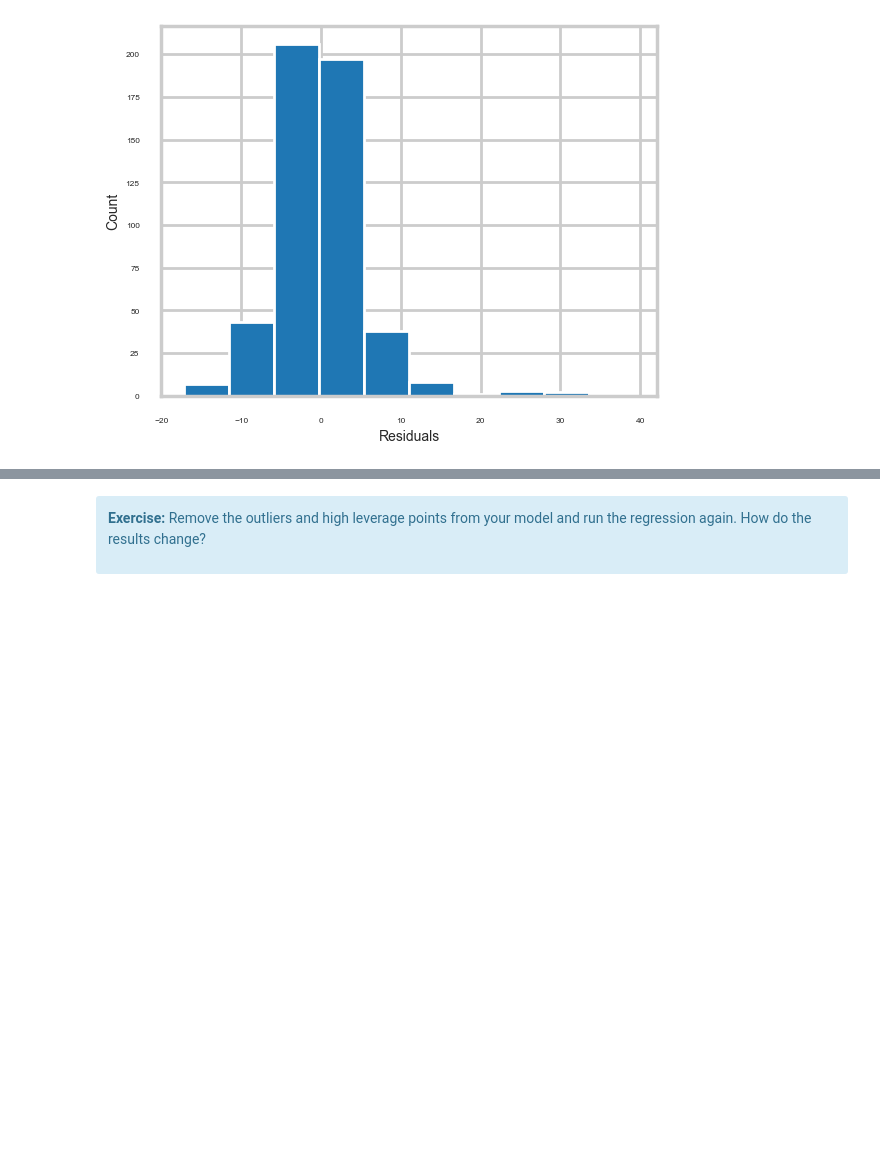
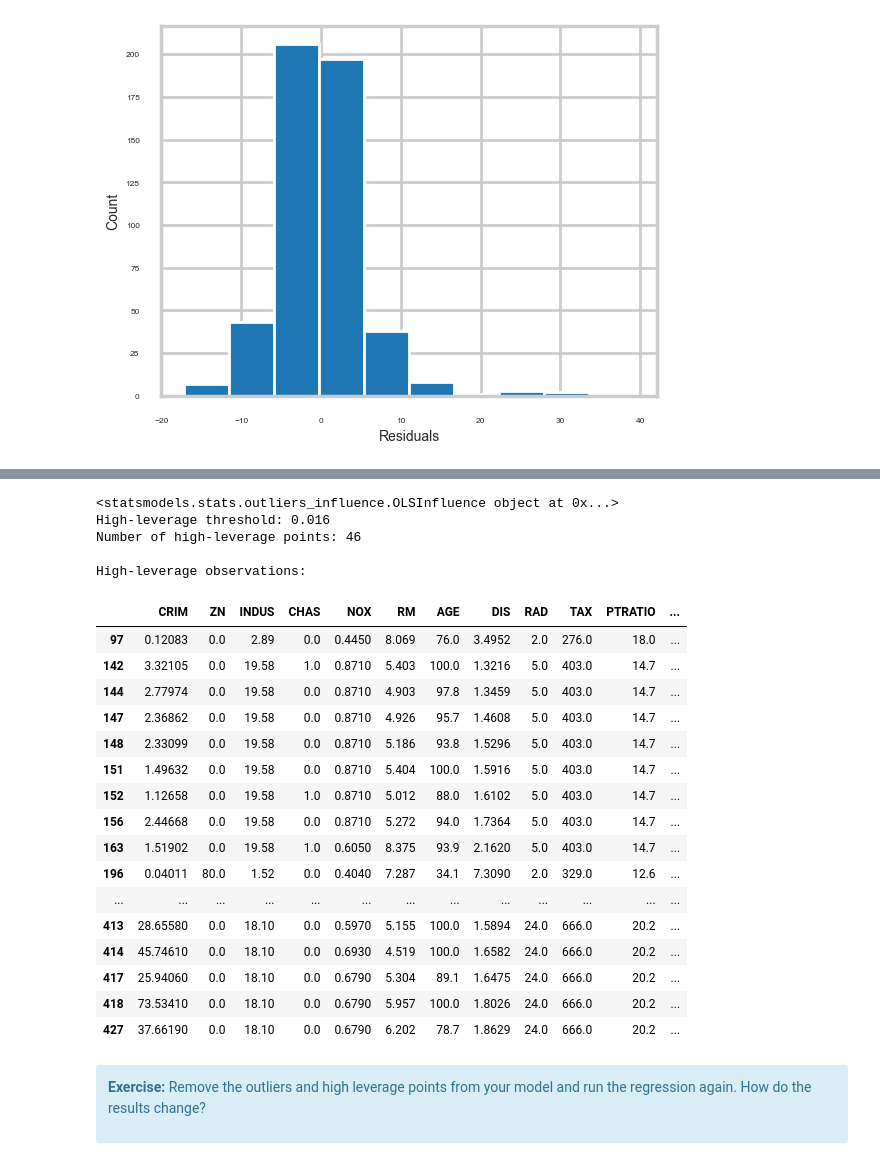
Before and after one commit to amschiltz/springboard_projects, a Jupyter notebook: Case_Study-Boston_Housing/Mini_Project_Linear_Regression.ipynb, the cells around one changed output, grey strips where cells are left out. Saved outputs shown, nothing was run; the diff lists cells and outputs as text; code cells hidden in the pictures; blank space fills up the shorter version.

```diff
--- a/Case_Study-Boston_Housing/Mini_Project_Linear_Regression.ipynb
+++ b/Case_Study-Boston_Housing/Mini_Project_Linear_Regression.ipynb
@@ -979,3 +1052,46 @@ plt.show()
+# %%
+# Get influence measures
+influence = m_3.get_influence()
+
+# Extract leverage values
+leverage = influence.hat_matrix_diag
+
+# Calculate threshold
+p = m_3.params.shape[0]  # number of parameters (4: intercept + 3 predictors)
+n = len(bos)
+threshold = 2 * p / n
+
+# Identify high leverage points
+high_leverage_idx = np.where(leverage > threshold)[0]
+
+# Display the high leverage observations
+print(f"High-leverage threshold: {threshold:.3f}")
+print(f"Number of high-leverage points: {len(high_leverage_idx)}")
+print("\nHigh-leverage observations:")
+bos.iloc[high_leverage_idx]
+# %% [output]
+<statsmodels.stats.outliers_influence.OLSInfluence object at 0x...>
+High-leverage threshold: 0.016
+Number of high-leverage points: 46
+
+High-leverage observations:
+|  | CRIM | ZN | INDUS | CHAS | NOX | RM | AGE | DIS | RAD | TAX | PTRATIO | ... |
+| 97 | 0.12083 | 0.0 | 2.89 | 0.0 | 0.4450 | 8.069 | 76.0 | 3.4952 | 2.0 | 276.0 | 18.0 | ... |
+| 142 | 3.32105 | 0.0 | 19.58 | 1.0 | 0.8710 | 5.403 | 100.0 | 1.3216 | 5.0 | 403.0 | 14.7 | ... |
+| 144 | 2.77974 | 0.0 | 19.58 | 0.0 | 0.8710 | 4.903 | 97.8 | 1.3459 | 5.0 | 403.0 | 14.7 | ... |
+| 147 | 2.36862 | 0.0 | 19.58 | 0.0 | 0.8710 | 4.926 | 95.7 | 1.4608 | 5.0 | 403.0 | 14.7 | ... |
+| 148 | 2.33099 | 0.0 | 19.58 | 0.0 | 0.8710 | 5.186 | 93.8 | 1.5296 | 5.0 | 403.0 | 14.7 | ... |
+| 151 | 1.49632 | 0.0 | 19.58 | 0.0 | 0.8710 | 5.404 | 100.0 | 1.5916 | 5.0 | 403.0 | 14.7 | ... |
+| 152 | 1.12658 | 0.0 | 19.58 | 1.0 | 0.8710 | 5.012 | 88.0 | 1.6102 | 5.0 | 403.0 | 14.7 | ... |
+| 156 | 2.44668 | 0.0 | 19.58 | 0.0 | 0.8710 | 5.272 | 94.0 | 1.7364 | 5.0 | 403.0 | 14.7 | ... |
+| 163 | 1.51902 | 0.0 | 19.58 | 1.0 | 0.6050 | 8.375 | 93.9 | 2.1620 | 5.0 | 403.0 | 14.7 | ... |
+| 196 | 0.04011 | 80.0 | 1.52 | 0.0 | 0.4040 | 7.287 | 34.1 | 7.3090 | 2.0 | 329.0 | 12.6 | ... |
+| ... | ... | ... | ... | ... | ... | ... | ... | ... | ... | ... | ... | ... |
+| 413 | 28.65580 | 0.0 | 18.10 | 0.0 | 0.5970 | 5.155 | 100.0 | 1.5894 | 24.0 | 666.0 | 20.2 | ... |
+| 414 | 45.74610 | 0.0 | 18.10 | 0.0 | 0.6930 | 4.519 | 100.0 | 1.6582 | 24.0 | 666.0 | 20.2 | ... |
+| 417 | 25.94060 | 0.0 | 18.10 | 0.0 | 0.6790 | 5.304 | 89.1 | 1.6475 | 24.0 | 666.0 | 20.2 | ... |
+| 418 | 73.53410 | 0.0 | 18.10 | 0.0 | 0.6790 | 5.957 | 100.0 | 1.8026 | 24.0 | 666.0 | 20.2 | ... |
+| 427 | 37.66190 | 0.0 | 18.10 | 0.0 | 0.6790 | 6.202 | 78.7 | 1.8629 | 24.0 | 666.0 | 20.2 | ... |
 # %% [markdown]
 <div class="span5 alert alert-info">
 
```
Also changed, not shown: parts of 10 cells of this notebook.
